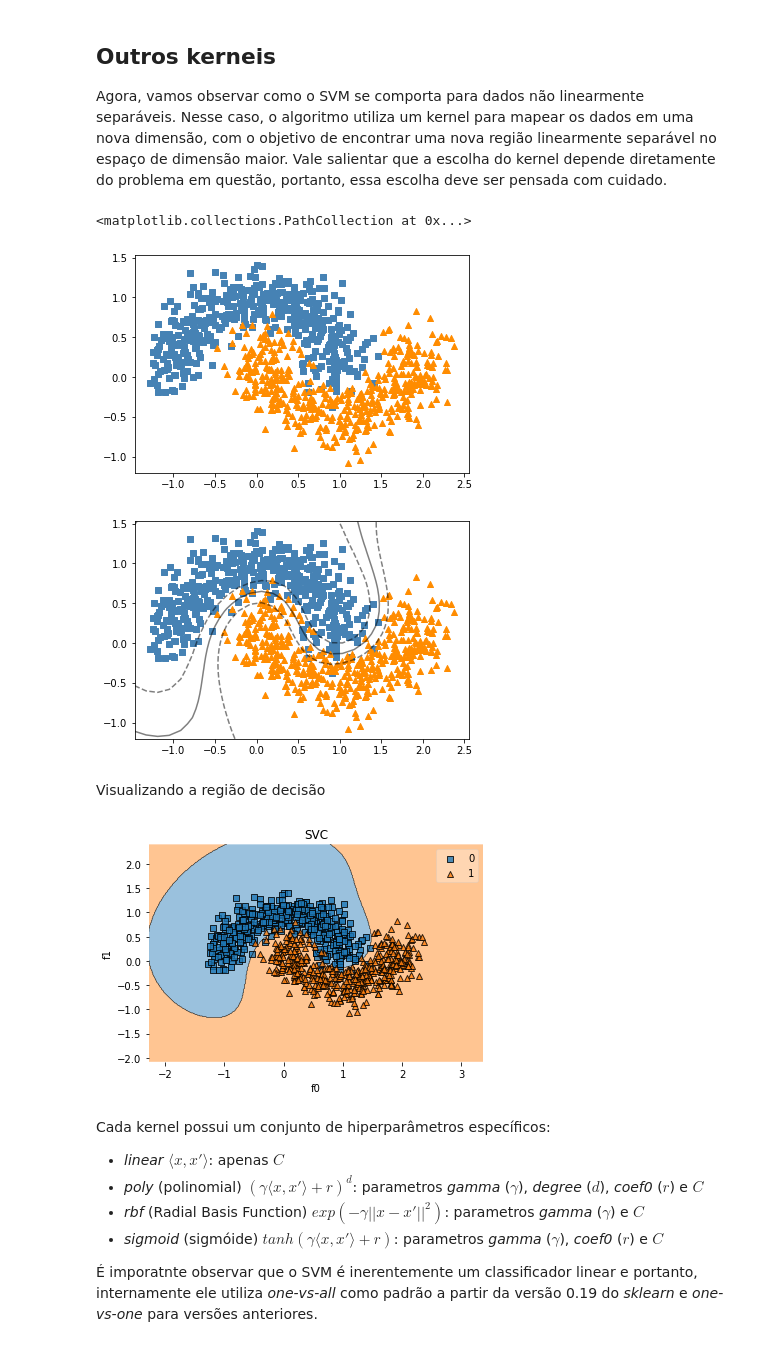
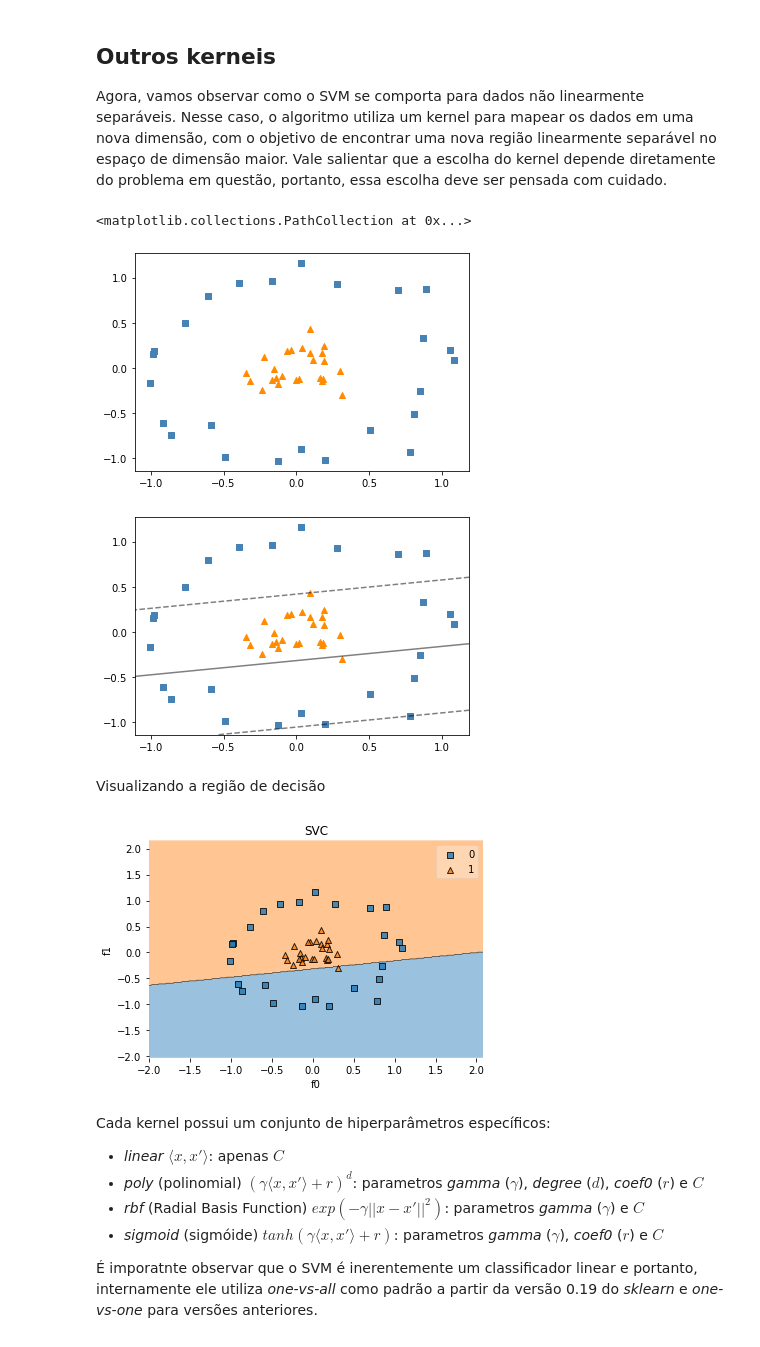
Before and after one commit to walbermr/monitoria-ml, a Jupyter notebook: 8-svm.ipynb, the cells around one changed output. Drawn from its saved outputs; the diff is of its cells as text; code cells hidden in the pictures.

```diff
--- a/8-svm.ipynb
+++ b/8-svm.ipynb
@@ -180,13 +180,13 @@ Observe que quanto maior a regularização, maior a possibilidade do modelo ter
 
 Agora, vamos observar como o SVM se comporta para dados não linearmente separáveis. Nesse caso, o algoritmo utiliza um kernel para mapear os dados em uma nova dimensão, com o objetivo de encontrar uma nova região linearmente separável no espaço de dimensão maior. Vale salientar que a escolha do kernel depende diretamente do problema em questão, portanto, essa escolha deve ser pensada com cuidado.
 # %%
-from sklearn.datasets import make_moons
+from sklearn.datasets import make_moons, make_circles
 from sklearn.preprocessing import StandardScaler
 
 from matplotlib.colors import ListedColormap
 
 # criação do dataset
-X, y = make_moons(n_samples=900, noise=0.2, random_state=199)
+X, y = make_circles(n_samples=50, noise=0.1, random_state=199, factor=0.2)
 
 # cores e simbolos para as classses
 colors = {0: "steelblue", 1: "darkorange", 2: "mediumseagreen"}
@@ -207,27 +207,27 @@ plt.scatter(
 )
 # %% [output]
 <matplotlib.collections.PathCollection at 0x...>
-[figure, old version]
+[figure, new version]
 # %%
 plt.scatter(
     X[y==0, 0],
     X[y==0, 1],
     c=colors[0],
     marker=markers[0]
 )
 plt.scatter(
     X[y==1, 0],
     X[y==1, 1],
     c=colors[1],
     marker=markers[1]
 )
 
-model = SVC(C=10, kernel="rbf")
+model = SVC(C=10, kernel="linear")
 model.fit(X, y)
 
 plot_svc_decision_function(model)
 # %% [output]
-[figure, old version]
+[figure, new version]
 # %% [markdown]
 Visualizando a região de decisão
 # %%
@@ -239,7 +239,7 @@ show_decision_region(
     "f1"
 )
 # %% [output]
-[figure, old version]
+[figure, new version]
 # %% [markdown]
 Cada kernel possui um conjunto de hiperparâmetros específicos:
 
```
